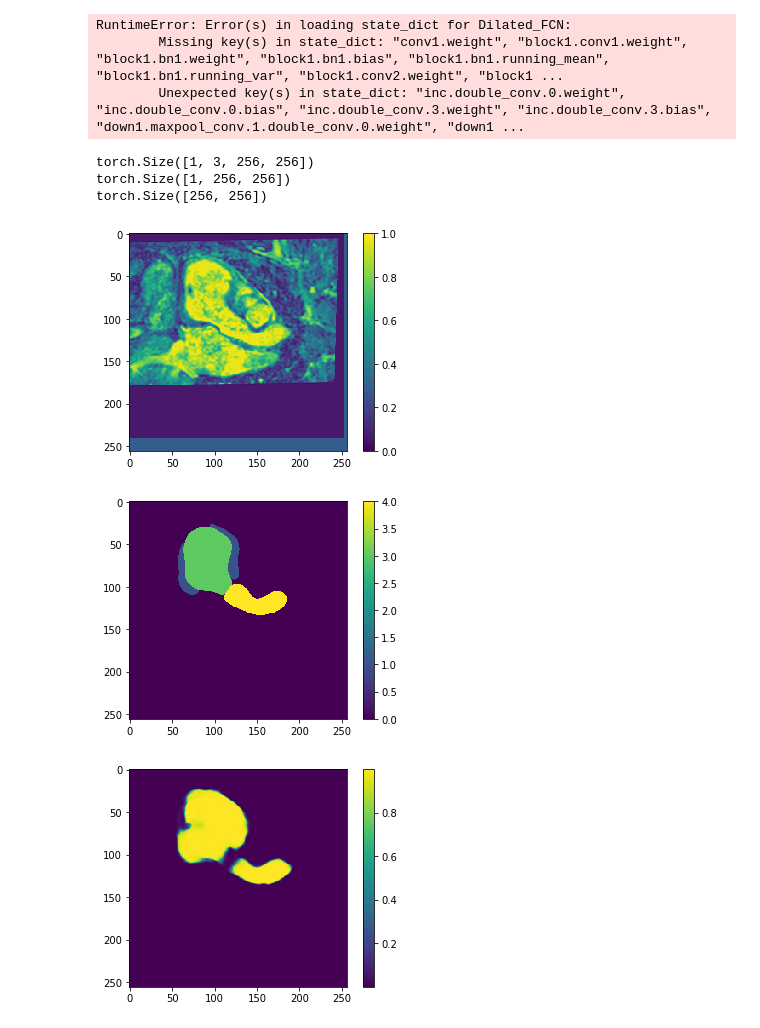
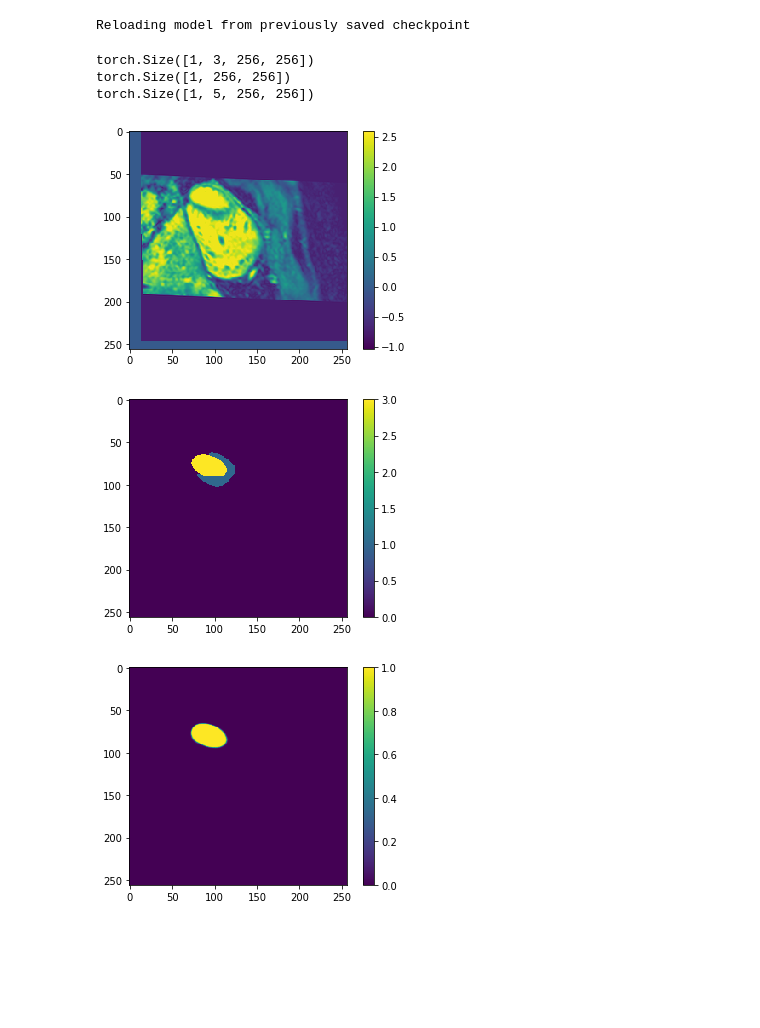
Before and after one commit to peterhan91/Medical-Cross-Modality-Domain-Adaptation, a Jupyter notebook: Pytorch/Untitled.ipynb, the cells around one changed output. Drawn from its saved outputs; the diff is of its cells as text; code cells hidden in the pictures; blank space fills up the shorter version.

```diff
--- a/Pytorch/Untitled.ipynb
+++ b/Pytorch/Untitled.ipynb
@@ -23,50 +23,49 @@ from util.dataset import NumpyDataset, ToTensor
 model = Dilated_FCN(feature_base=16, DP_rate=0.0)
 device = torch.device('cuda' if torch.cuda.is_available() else 'cpu')
 model.to(device=device)
-path = './checkpoint//last/fcn.pth.tar'
+path = './checkpoint/FCN/test/fcn.pth.tar'
 
 if os.path.exists(path):
     checkpoint = torch.load(path)
     logging.info("Reloading model from previously saved checkpoint")
+    print("Reloading model from previously saved checkpoint")
     model.load_state_dict(checkpoint['state_dict'])
 # %% [output]
-RuntimeError: Error(s) in loading state_dict for Dilated_FCN:
-        Missing key(s) in state_dict: "conv1.weight", "block1.conv1.weight", "block1.bn1.weight", "block1.bn1.bias", "block1.bn1.running_mean", "block1.bn1.running_var", "block1.conv2.weight", "block1 ...
-        Unexpected key(s) in state_dict: "inc.double_conv.0.weight", "inc.double_conv.0.bias", "inc.double_conv.3.weight", "inc.double_conv.3.bias", "down1.maxpool_conv.1.double_conv.0.weight", "down1 ...
+Reloading model from previously saved checkpoint
 # %%
 directory='/media/tianyu.han/mri-scratch/DeepLearning/Cardiac_4D/MRCT/'
 val_dataloader = DataLoader(NumpyDataset(directory, mode='valid',
                             transform=transforms.Compose([ToTensor()])),
                             batch_size=1, shuffle=True, num_workers=32)
 
 for i_batch, sample in enumerate(val_dataloader):
     inputs, labels, labels_ = sample['buffers'], sample['labels'], sample['labels_']
     inputs = inputs.to(device, dtype= torch.float)  # (1, 3, 256, 256)
     labels = labels.to(device, dtype= torch.float)   # (1, 5, 256, 256)
     labels_ = labels_.to(device, dtype= torch.long)
     logits = model(inputs)
     preds_ = F.softmax(logits, dim=1)
     preds = torch.sum(preds_[0,1:], dim=0)
     print(inputs.shape)
     print(labels_.shape)
-    print(preds.shape)
+    print(preds_.shape)
     if i_batch == 0:
         plt.imshow(inputs[0,2,:,:].cpu().numpy())
         plt.colorbar()
         plt.show()
         plt.imshow(labels_[0,:,:].cpu().numpy())
         plt.colorbar()
         plt.show()
-        plt.imshow(preds.detach().cpu().numpy())
+        plt.imshow(preds_[0,3,:,:].detach().cpu().numpy())
         plt.colorbar()
         break
 # %% [output]
 torch.Size([1, 3, 256, 256])
 torch.Size([1, 256, 256])
-torch.Size([256, 256])
+torch.Size([1, 5, 256, 256])
-[figure, old version]
+[figure, new version]
-[figure, old version]
+[figure, new version]
-[figure, old version]
+[figure, new version]
 # %%
 plt.imshow(preds.detach().cpu().numpy())
 plt.colorbar()
```
Also changed, not shown: parts of 1 cell of this notebook, 4 other files.
